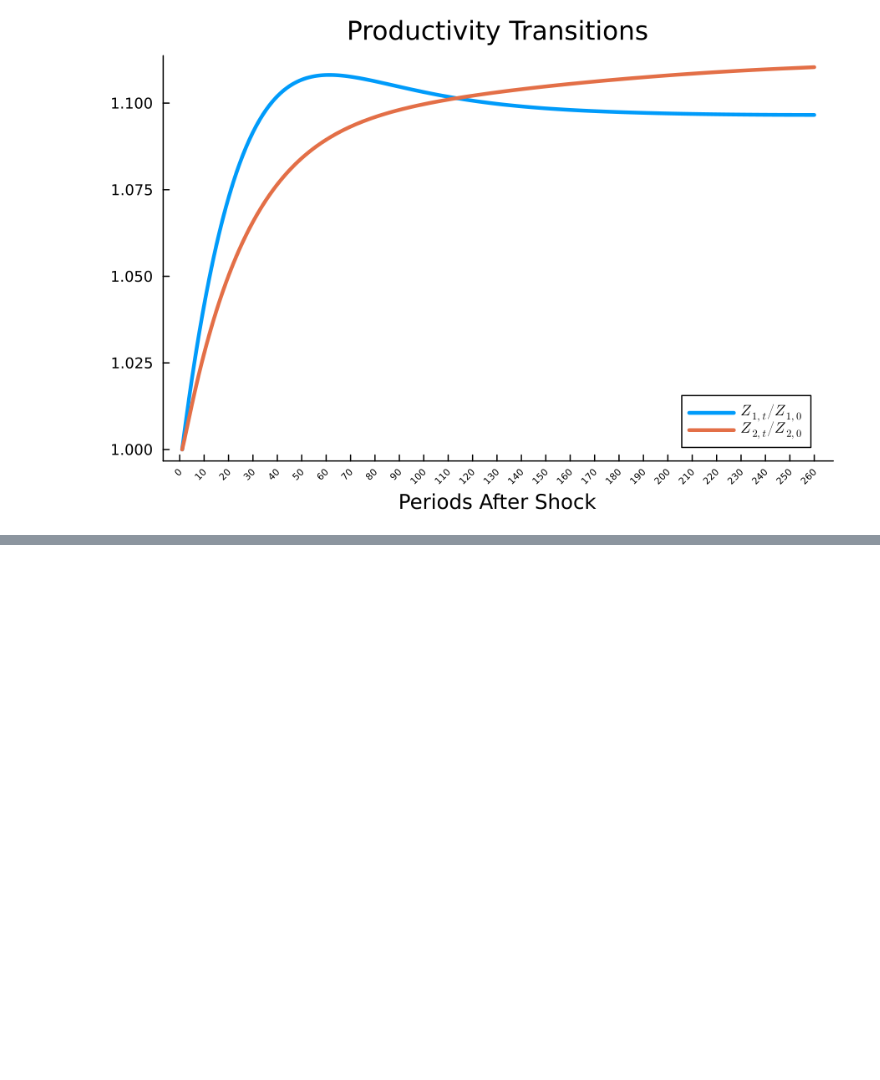
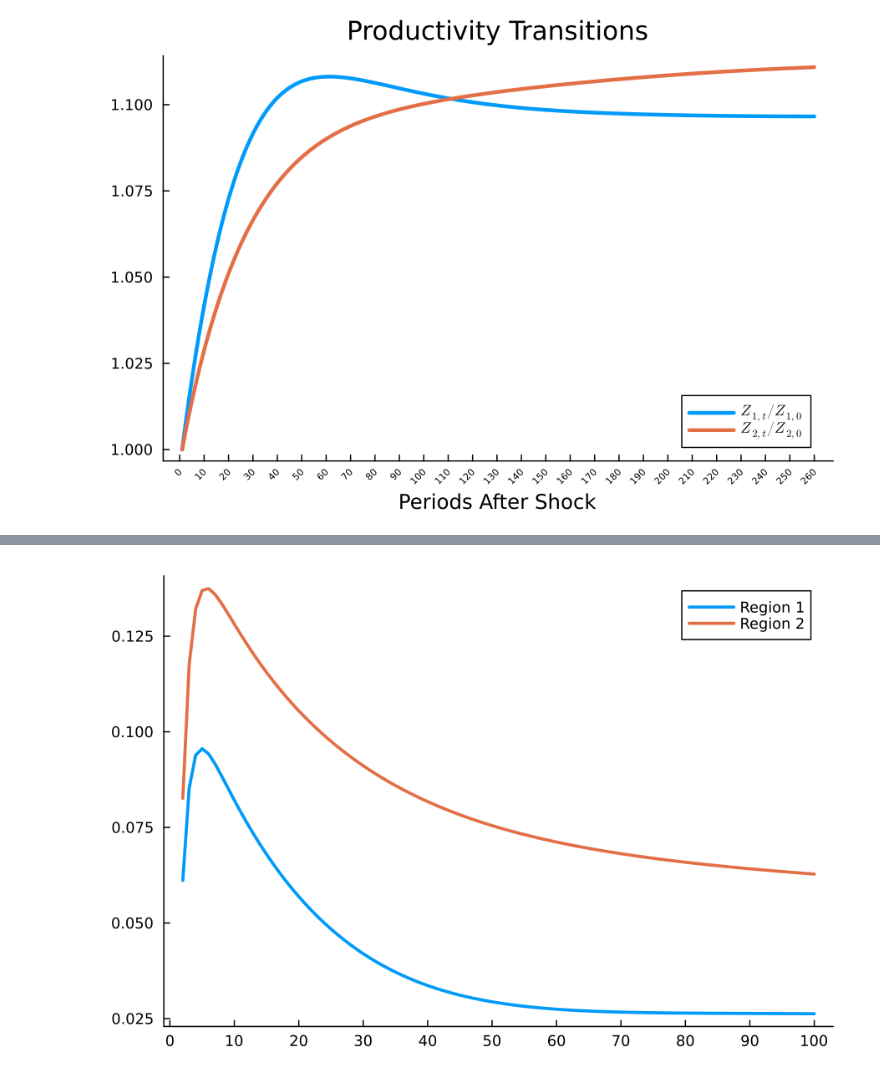
Before and after one commit to Robert-T-Remuszka/ImmigrationTfp, a Jupyter notebook: code/Code_Demo.ipynb, the cells around one changed output, grey strips where cells are left out. Saved outputs shown, nothing was run; the diff lists cells and outputs as text; code cells hidden in the pictures; blank space fills up the shorter version.

```diff
--- a/code/Code_Demo.ipynb
+++ b/code/Code_Demo.ipynb
@@ -144,0 +144,7 @@ The above method of computing the IRF does not do the Dynamic Hat Algebra justic
+# %%
+# Plot the IRFs
+plot(2:100, log.(Z_ar[1,2:100]./Z_ns[1,2:100]) * 100, grid = false, label = "Region 1", linewidth = 2.5, dpi = 150, figsize = (10, 6),
+xticks = 0:10:100)
+plot!(2:100, log.(Z_ar[2,2:100]./Z_ns[2,2:100]) * 100, grid = false, label = "Region 2", linewidth = 2.5)
+# %% [output]
+[figure, added]
```
Also changed, not shown: parts of 9 cells of this notebook, 1 other file.
